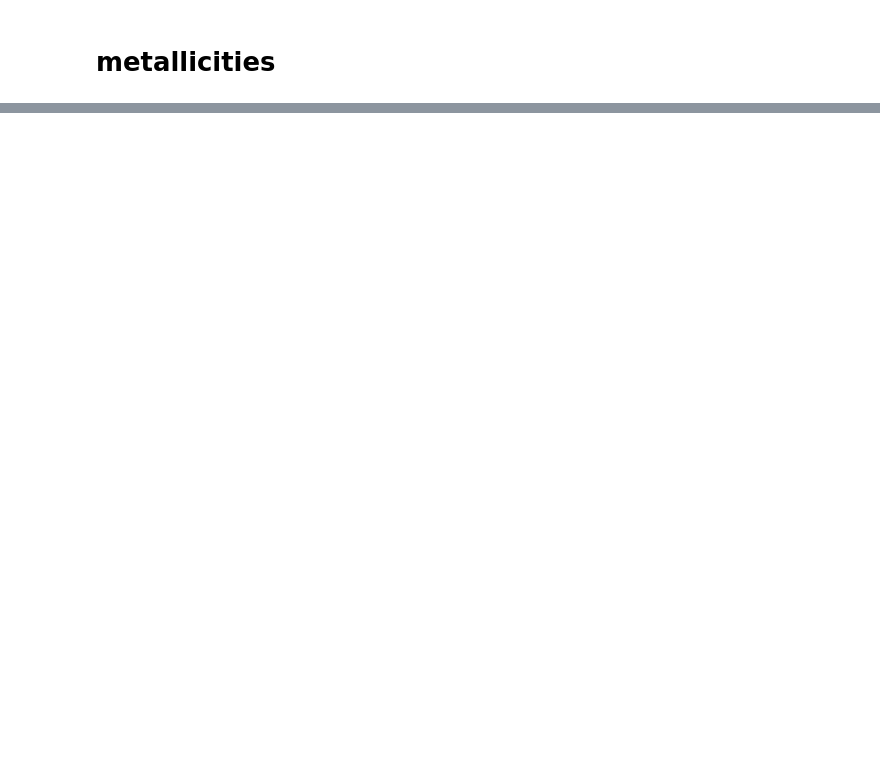
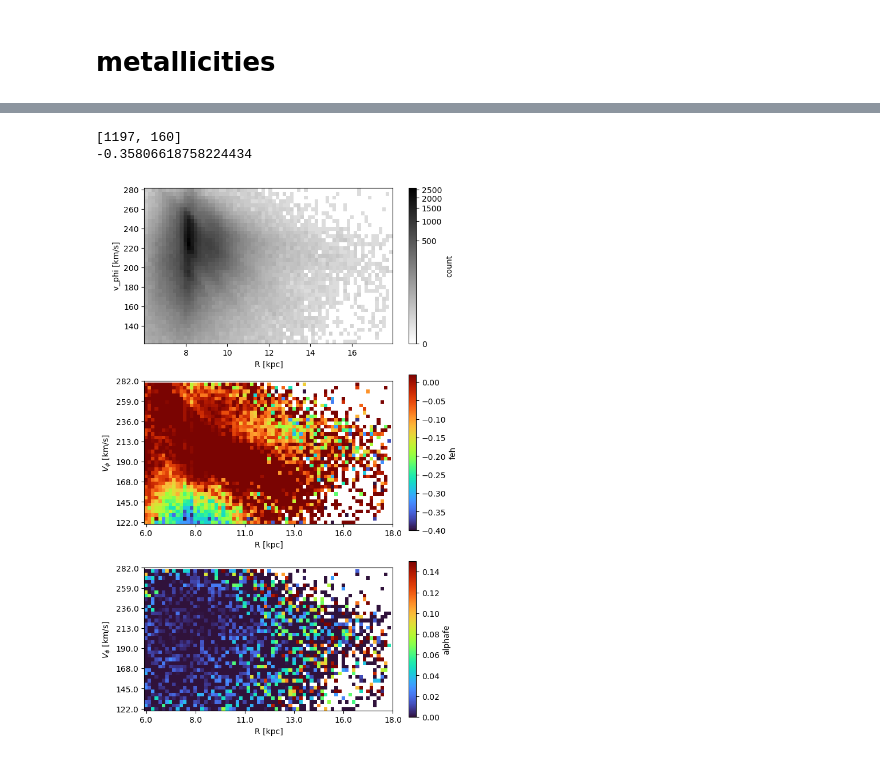
Before and after one commit to mikalambert/UCSC_DESI_MW, a Jupyter notebook: desi_map_iron-ridges_plot.ipynb, the cells around one changed output, grey strips where cells are left out. Drawn from its saved outputs; the diff is of its cells as text; code cells hidden in the pictures; blank space fills up the shorter version.

```diff
--- a/desi_map_iron-ridges_plot.ipynb
+++ b/desi_map_iron-ridges_plot.ipynb
@@ -163,7 +165,7 @@ other_index = np.where(program==b'other')
 # %% [markdown]
 # TEST phase spiral with GAIA distances
 # %%
-def phase_spiral_values(dist, ra, dec, pmra, pmdec, vrad, feh, alpha_fe, dist_min=0, dist_max=10):
+def phase_spiral_values(dist, ra, dec, pmra, pmdec, vrad, dist_min=0, dist_max=10):
     '''
     converts ra and dec coords to r,phi,z galactic coords
     inputs:
@@ -187,8 +189,6 @@ def phase_spiral_values(dist, ra, dec, pmra, pmdec, vrad, feh, alpha_fe, dist_mi
     pmra_cut = pmra[dist_index]
     pmdec_cut = pmdec[dist_index]
     vrad_cut = vrad[dist_index]
-    feh_cut = feh[dist_index]
-    alpha_fe_cut = alpha_fe[dist_index]
 
 
     c= coord.ICRS(ra=ra_cut*u.deg,
@@ -1187,15 +1240,19 @@ plt.show()
 # %%
+dist_max = 15
+dist_min = 0
 r, phi, z, v_r, v_phi, v_z = phase_spiral_values(dist,
                                                  ra, dec,
                                                  pmra,
                                                  pmdec,
                                                  vrad,
-                                                 feh,
-                                                 alpha_fe,
-                                                 dist_max = 15, dist_min=0.)
+                                                 dist_max = dist_max, dist_min=dist_min)
+dist_index = np.where((dist<=dist_max) & (dist>dist_min))
+feh_1 = feh[dist_index]
+alphafe_1 = alphafe[dist_index]
+
 ind500 = np.where(((abs(z))<=8)&
                   (abs(phi)>170)&(abs(phi)<190)&
-                  (r>8.)&(r<18.)&
+                  (r>6.)&(r<18.)&
                   (abs(v_z)<10)&
                   (v_phi<np.nanpercentile(v_phi, 80.))&(v_phi>np.nanpercentile(v_phi, 1.)))
 
@@ -1225,11 +1282,11 @@ fig.colorbar(hist[3], ax=ax[0],label='count',location='right')
 #################################################################################################################
 
 #fig, ax = plt.subplots(1, figsize=(7,7))
-bin_r_vphi = scipy.stats.binned_statistic_2d(r[ind500], -v_phi[ind500], feh[ind500], 'median', bins=(binning[0],binning[1]))
+bin_r_vphi = scipy.stats.binned_statistic_2d(r[ind500], -v_phi[ind500], feh_1[ind500], 'median', bins=(binning[0],binning[1]))
 
 image = bin_r_vphi[0].T # transpose to make (r, v_phi)
 
-print(np.median(feh[ind500]))
+print(np.median(feh_1[ind500]))
 
 #print(len(image[:,0]))
 
@@ -1237,12 +1294,13 @@ image_col_mean = np.copy(image)
 for i in range(len(image[1])): # column length
     image_col_mean[:,i] = image[:,i] - np.nanmedian(image[:,i])
 
+
 pcm = ax[1].imshow(image_col_mean,
                 origin='lower',
                 cmap = 'turbo',
                 norm = 'linear',
-                vmax = 0.0,
-                vmin=-0.35,
+                vmax = 0.02,
+                vmin=-0.4,
                 #extent=[-1.5,1.5,-1,1]
                )
 
@@ -1272,7 +1330,7 @@ ax[1].set_yticks(yticks)
 ax[1].set_xticklabels(np.round(xticklabels))
 ax[1].set_yticklabels(np.round(yticklabels))
 ax[1].set_xlabel('R [kpc]')
-ax[1].set_ylabel('v_phi [km/s]')
+ax[1].set_ylabel(r'$V_\phi$ [km/s]')
 
 
 #y_label_list = np.array([np.round(min(-v_phi[ind500])),np.round(np.median(-v_phi[ind500])),np.round(max(-v_phi[ind500]))])
@@ -1289,7 +1347,7 @@ fig.colorbar(pcm, ax=ax[1], location='right', label='feh')
 #################################################################################################################
 
 #fig, ax = plt.subplots(1, figsize=(7,7))
-bin_r_vphi = scipy.stats.binned_statistic_2d(r[ind500], -v_phi[ind500], alphafe[ind500], 'median', bins=(binning[0],binning[1]))
+bin_r_vphi = scipy.stats.binned_statistic_2d(r[ind500], -v_phi[ind500], alphafe_1[ind500], 'median', bins=(binning[0],binning[1]))
 
 image = bin_r_vphi[0].T # transpose to make (r, v_phi)
 
@@ -1315,33 +1373,37 @@ x_label_list = np.array([np.round(min(r[ind500]),2),med_r,np.round(max(r[ind500]
 #ax[2].set_xlabel('R [kpc]')
 #ax.set_xlim(165, 400)
 
 
 # Where we want the ticks, in pixel locations
 xticks = np.linspace(0, binning[0], 6)
 yticks = np.linspace(0, binning[1], 8)
 
 x_px = np.arange(0, len(hist[1]), 1)
 # What those pixel locations correspond to in data coordinates.
 # Also set the float format here
 m1,b1 = np.polyfit(x_px, hist[1], 1)
 xticklabels = m1*xticks + b1
 
 y_px = np.arange(0, len(hist[2]), 1)
 m2,b2 = np.polyfit(y_px, hist[2], 1)
 yticklabels = m2*yticks + b2
 
 ax[2].set_xticks(xticks)
 ax[2].set_yticks(yticks)
 ax[2].set_xticklabels(np.round(xticklabels))
 ax[2].set_yticklabels(np.round(yticklabels))
 ax[2].set_xlabel('R [kpc]')
-ax[2].set_ylabel('v_phi [km/s]')
+ax[2].set_ylabel(r'$V_\phi$ [km/s]')
 
 
 #y_label_list = np.array([np.round(min(-v_phi[ind500])),np.round(np.median(-v_phi[ind500])),np.round(max(-v_phi[ind500]))])
 #ax.set_yticks([-1,0,1])
 #ax.set_yticklabels(y_label_list)
 #ax.set_ylabel('$v_\ph
 fig.colorbar(pcm, ax=ax[2], location='right', label='alphafe')
-#fig.savefig('./plots/r_v_phi_bins_70_50_Z.png', dpi=400)
+fig.savefig('./plots/r_v_phi_bins_70_50_metallicity_fe_and_alpha.png', dpi=400)
+# %% [output]
+[1197, 160]
+-0.35806618758224434
+[figure, added]
 # %%
```
Also changed, not shown: parts of 20 cells of this notebook, 5 other files.
